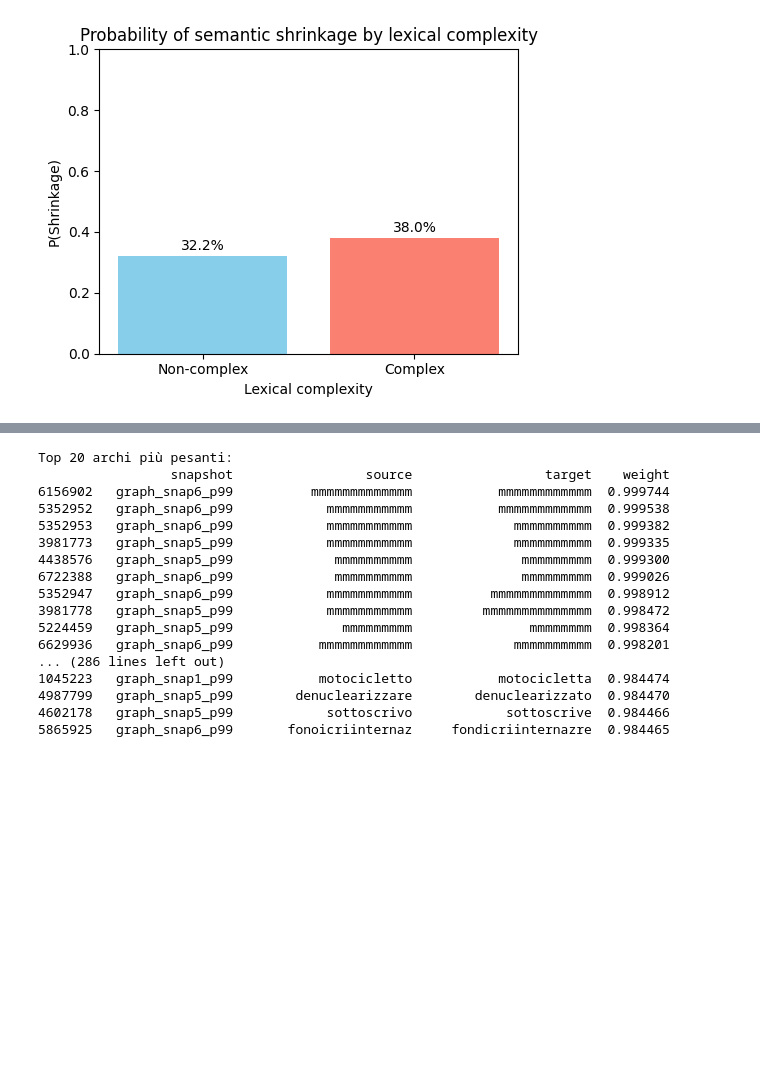
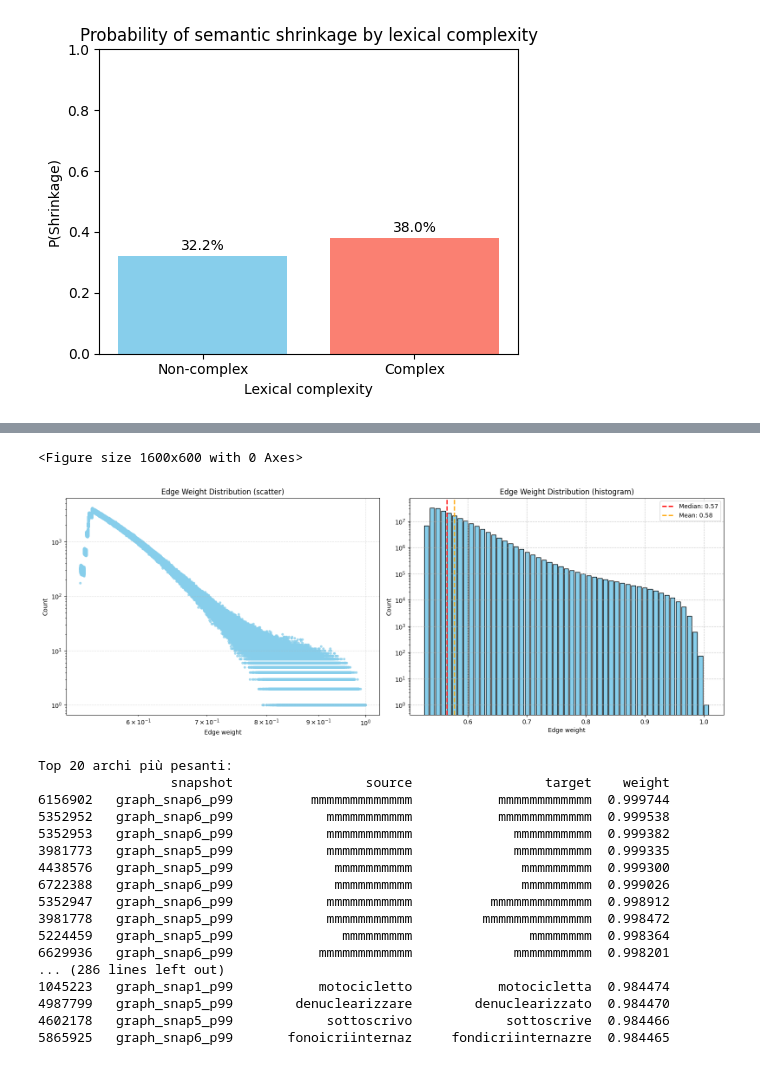
Before and after one commit to ChefBB/acn_project, a Jupyter notebook: dynet/RQ1.ipynb, the cells around one changed output, grey strips where cells are left out. Cells and saved outputs as stored; diff of their text form; code cells hidden in the pictures; blank space fills up the shorter version.

```diff
--- a/dynet/RQ1.ipynb
+++ b/dynet/RQ1.ipynb
@@ -846,3 +771,49 @@ Top 20 archi più pesanti:
+# %%
+import numpy as np
+import matplotlib.pyplot as plt
+
+# Supponiamo che all_weights sia già un array numpy
+all_weights = np.array(all_weights)
+
+# Contiamo la frequenza di ogni peso
+unique_weights, counts = np.unique(all_weights, return_counts=True)
+
+# Histogram bins simili a quelli usati per i gradi
+bin_width = (all_weights.max() - all_weights.min()) / 50  # 50 bins
+bins = np.arange(all_weights.min(), all_weights.max() + bin_width, bin_width)
+
+plt.figure(figsize=(16,6))
+fig, axes = plt.subplots(1, 2, figsize=(16,6))
+
+# --- Scatter plot ---
+axes[0].scatter(unique_weights, counts, alpha=0.7, s=10, color='skyblue')
+axes[0].set_xlabel("Edge weight")
+axes[0].set_ylabel("Count")
+axes[0].set_title("Edge Weight Distribution (scatter)")
+axes[0].set_xscale("log")
+axes[0].set_yscale("log")
+axes[0].grid(True, linestyle="--", alpha=0.4)
+
+# --- Histogram ---
+axes[1].hist(all_weights, bins=bins, color='skyblue', edgecolor='black', width=bin_width*0.8)
+median_weight = np.median(all_weights)
+mean_weight = np.mean(all_weights)
+
+axes[1].axvline(median_weight, color='red', linestyle='--', linewidth=2, label=f"Median: {median_weight:.2f}")
+axes[1].axvline(mean_weight, color='orange', linestyle='--', linewidth=2, label=f"Mean: {mean_weight:.2f}")
+
+axes[1].set_xlabel("Edge weight")
+axes[1].set_ylabel("Count")
+axes[1].set_title("Edge Weight Distribution (histogram)")
+axes[1].set_yscale("log")
+axes[1].grid(True, linestyle="--", alpha=0.7)
+axes[1].legend()
+
+plt.tight_layout()
+plt.show()
+# %% [output]
+<Figure size 1600x600 with 0 Axes>
+[figure, added]
 # %%
 # Mostrare tutte le righe senza troncamento
 pd.set_option("display.max_rows", None)
```
Also changed, not shown: parts of 6 cells of this notebook.
